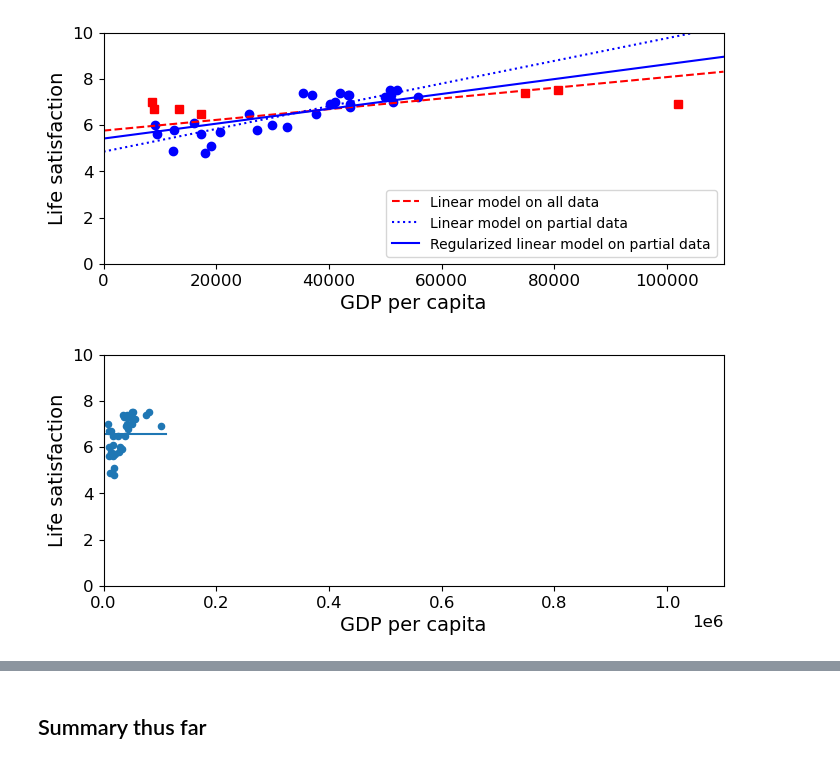
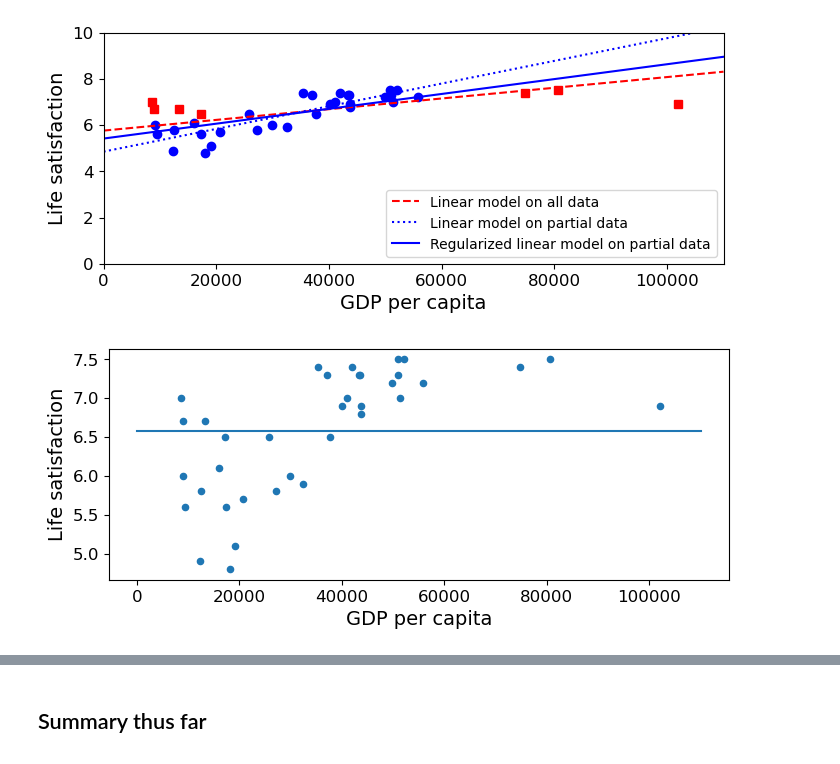
Before and after one commit to gawron/python-for-social-science, a Jupyter notebook: text_classification/simple_regression.ipynb, the cells around one changed output, grey strips where cells are left out. Drawn from its saved outputs; the diff is of its cells as text; code cells hidden in the pictures.

```diff
--- a/text_classification/simple_regression.ipynb
+++ b/text_classification/simple_regression.ipynb
@@ -1336,27 +1333,27 @@ plt.show()
 # %%
 full_country_stats.plot(kind='scatter', x="GDP per capita",
                         y='Life satisfaction', figsize=(8,3))
-plt.axis([0, 110_0000, 0, 10])
-X = np.linspace(0, 110000, 1000)
+#plt.axis([0, 110_0000, 0, 10])
+#X = np.linspace(0, 110000, 1000)
 
 
 poly = preprocessing.PolynomialFeatures(degree=20, include_bias=True)
 scaler = preprocessing.StandardScaler()
 ridge2 = linear_model.Ridge(alpha=10**9.5)
 
 pipeline_ridge = pipeline.Pipeline([('poly', poly), ('scal', scaler), ('lin', ridge2)])
 # Train on the full GDP dataset for the sake of the picture
 pipeline_ridge.fit(Xfull, yfull)
 
 # Pass in a large set of sample GDP values from poor to rich
 Xvals = np.linspace(0, 110000, 1000)
 # ... as a DF as per training
 X = pd.DataFrame(Xvals, columns=["GDP per capita"])
 curve_ridge = pipeline_ridge.predict(X)
 plt.plot(Xvals, curve_ridge)
 plt.show()
 # %% [output]
-[figure, old version]
+[figure, new version]
 # %%
 plt.figure(figsize=(8,3))
 
```
Also changed, not shown: parts of 69 cells of this notebook.
